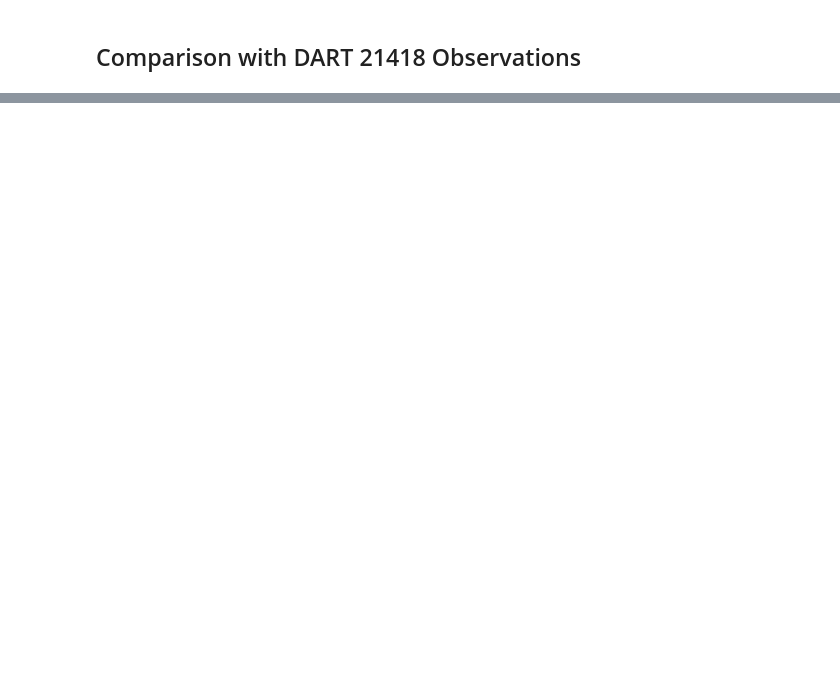
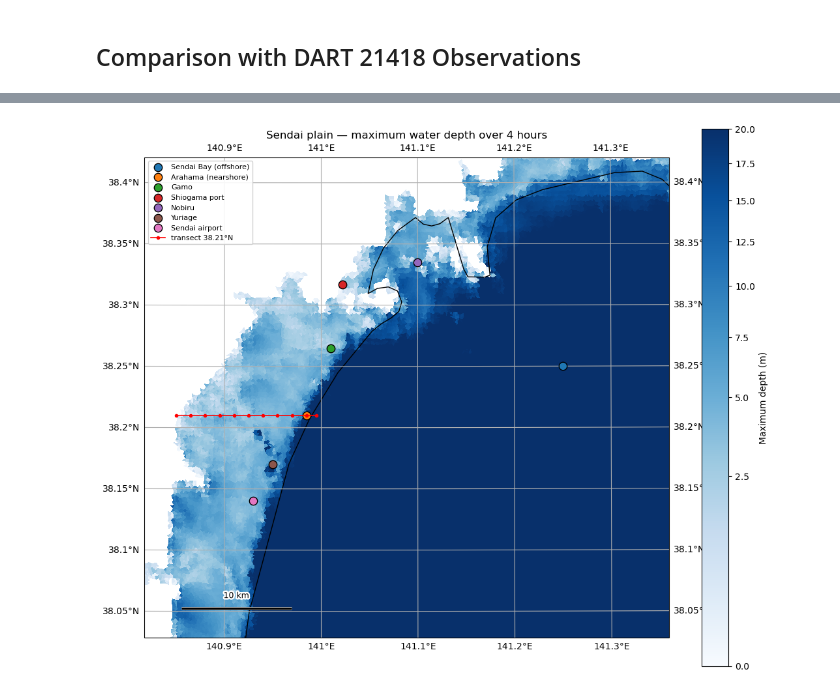
Before and after one commit to stoiver/Tohoku, a Jupyter notebook: notebook_tohoku_open_elevation.ipynb, the cells around one changed output, grey strips where cells are left out. Saved outputs shown, nothing was run; the diff lists cells and outputs as text; code cells hidden in the pictures; blank space fills up the shorter version.

```diff
--- a/notebook_tohoku_open_elevation.ipynb
+++ b/notebook_tohoku_open_elevation.ipynb
@@ -567,0 +623,28 @@ plt.tight_layout()
+# %%
+sendai_extent = [484_000, 531_500, 4_209_000, 4_252_500]   # UTM 54N metres
+
+wet_max_depth = np.where(sww_max_depth >= md, sww_max_depth, np.nan)
+
+fig, ax = plt.subplots(figsize=(11, 10), subplot_kw={'projection': ccrs.UTM(zone=54)})
+
+img = ax.tripcolor(triang, facecolors=wet_max_depth, cmap='Blues',
+                   norm=PowerNorm(gamma=0.5, vmin=0, vmax=20))
+
+for name, g in sendai_gauges.items():
+    ax.scatter(g.east, g.north, marker='o', s=80, edgecolor='k', linewidth=1.0,
+               zorder=6, transform=ccrs.UTM(zone=54), label=name)
+
+ax.plot([g.east for g in transect_gauges], [g.north for g in transect_gauges],
+        'r.-', lw=1.2, ms=6, zorder=6, transform=ccrs.UTM(zone=54),
+        label=f'transect {transect_lat}\u00b0N')
+
+ax.set_extent(sendai_extent, crs=ccrs.UTM(zone=54))
+ax.coastlines(resolution='10m')
+ax.gridlines(draw_labels=True)
+add_scalebar(ax, length_km=10)
+ax.legend(loc='upper left', fontsize=8, framealpha=0.9)
+plt.colorbar(img, ax=ax, shrink=0.85, label='Maximum depth (m)')
+plt.title('Sendai plain \u2014 maximum water depth over 4 hours')
+plt.tight_layout()
+# %% [output]
+[figure, added]
```
Also changed, not shown: parts of 16 cells of this notebook.
